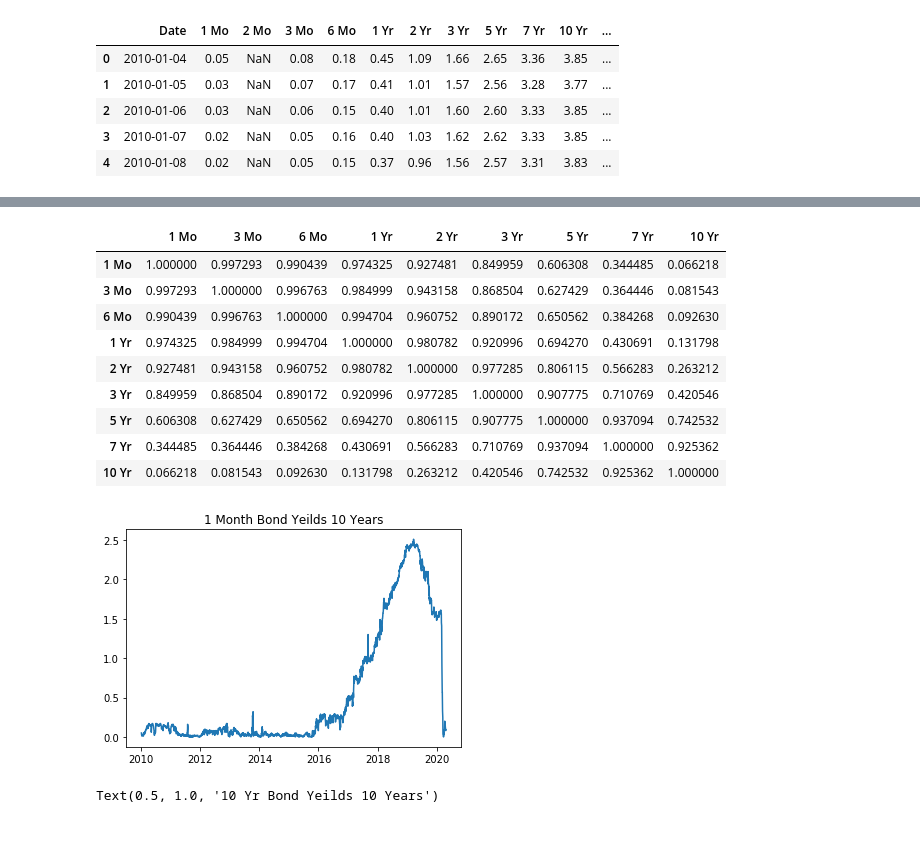
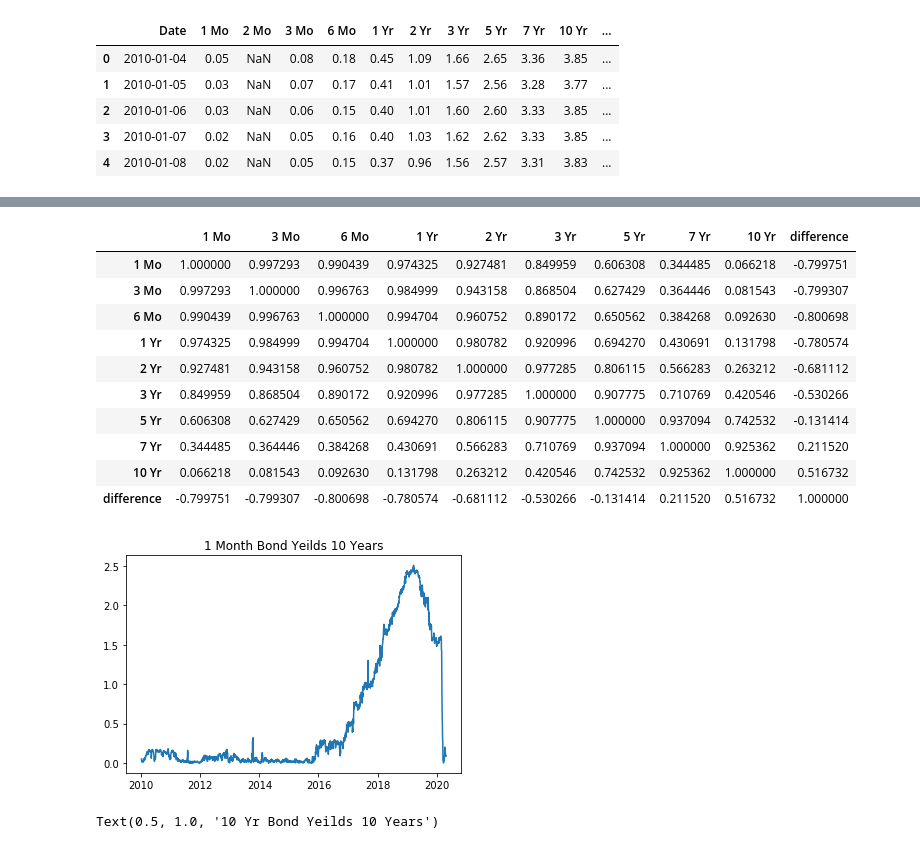
Before and after one commit to akframe123/bigdataproject, a Jupyter notebook: project.ipynb, the cells around one changed output, grey strips where cells are left out. Saved outputs shown, nothing was run; the diff lists cells and outputs as text; code cells hidden in the pictures.

Commit message:
difference added

```diff
--- a/project.ipynb
+++ b/project.ipynb
@@ -127,3 +188,5 @@ yeild_16 = pd.read_csv('yeild_2016.csv',header='infer')
 # %%
 yeild_17 = pd.read_csv('yeild_2017.csv',header='infer')
-# yeild_17.head()
+yeild_17["Date"] = pd.to_datetime(yeild_17["Date"])
+yeild_17["difference"] = yeild_17["10 Yr"] - yeild_17["1 Yr"]
+yeild_17.head()
@@ -130,3 +200,5 @@ yeild_17 = pd.read_csv('yeild_2017.csv',header='infer')
 # %%
 yeild_18 = pd.read_csv('yeild_2018.csv',header='infer')
-# yeild_18.head()
+yeild_18["Date"] = pd.to_datetime(yeild_18["Date"])
+yeild_18["difference"] = yeild_18["10 Yr"] - yeild_18["1 Yr"]
+yeild_18.head()
@@ -133,3 +212,5 @@ yeild_18 = pd.read_csv('yeild_2018.csv',header='infer')
 # %%
 yeild_19 = pd.read_csv('yeild_2019.csv',header='infer')
-# yeild_19.head()
+yeild_19["Date"] = pd.to_datetime(yeild_19["Date"])
+yeild_19["difference"] = yeild_19["10 Yr"] - yeild_19["1 Yr"]
+yeild_19.head()
@@ -136,5 +224,7 @@ yeild_19 = pd.read_csv('yeild_2019.csv',header='infer')
 # %%
 yeild_20 = pd.read_csv('yeild_2020.csv',header='infer')
+yeild_20["Date"] = pd.to_datetime(yeild_20["Date"])
+yeild_20["difference"] = yeild_20["10 Yr"] - yeild_20["1 Yr"]
 yeild_20.head()
 # %% [output]
 |  | Date | 1 Mo | 2 Mo | 3 Mo | 6 Mo | 1 Yr | 2 Yr | 3 Yr | 5 Yr | 7 Yr | 10 Yr | ... |
@@ -167,22 +247,23 @@ yeilds_concat.head()
 # %%
 yeild_date = pd.to_datetime(np.array(yeilds_concat["Date"]))
-yeild_plot = yeilds_concat[["1 Mo", "3 Mo", "6 Mo", "1 Yr", "2 Yr","3 Yr", "5 Yr", "7 Yr","10 Yr"]]
+yeild_plot = yeilds_concat[["1 Mo", "3 Mo", "6 Mo", "1 Yr", "2 Yr","3 Yr", "5 Yr", "7 Yr","10 Yr","difference"]]
 yeild_plot.index = yeild_date
 
 plt.plot(yeild_plot["1 Mo"])
 plt.title("1 Month Bond Yeilds 10 Years")
 yeild_plot.corr()
 # %% [output]
-|  | 1 Mo | 3 Mo | 6 Mo | 1 Yr | 2 Yr | 3 Yr | 5 Yr | 7 Yr | 10 Yr |
-| 1 Mo | 1.000000 | 0.997293 | 0.990439 | 0.974325 | 0.927481 | 0.849959 | 0.606308 | 0.344485 | 0.066218 |
-| 3 Mo | 0.997293 | 1.000000 | 0.996763 | 0.984999 | 0.943158 | 0.868504 | 0.627429 | 0.364446 | 0.081543 |
-| 6 Mo | 0.990439 | 0.996763 | 1.000000 | 0.994704 | 0.960752 | 0.890172 | 0.650562 | 0.384268 | 0.092630 |
-| 1 Yr | 0.974325 | 0.984999 | 0.994704 | 1.000000 | 0.980782 | 0.920996 | 0.694270 | 0.430691 | 0.131798 |
-| 2 Yr | 0.927481 | 0.943158 | 0.960752 | 0.980782 | 1.000000 | 0.977285 | 0.806115 | 0.566283 | 0.263212 |
-| 3 Yr | 0.849959 | 0.868504 | 0.890172 | 0.920996 | 0.977285 | 1.000000 | 0.907775 | 0.710769 | 0.420546 |
-| 5 Yr | 0.606308 | 0.627429 | 0.650562 | 0.694270 | 0.806115 | 0.907775 | 1.000000 | 0.937094 | 0.742532 |
-| 7 Yr | 0.344485 | 0.364446 | 0.384268 | 0.430691 | 0.566283 | 0.710769 | 0.937094 | 1.000000 | 0.925362 |
-| 10 Yr | 0.066218 | 0.081543 | 0.092630 | 0.131798 | 0.263212 | 0.420546 | 0.742532 | 0.925362 | 1.000000 |
+|  | 1 Mo | 3 Mo | 6 Mo | 1 Yr | 2 Yr | 3 Yr | 5 Yr | 7 Yr | 10 Yr | difference |
+| 1 Mo | 1.000000 | 0.997293 | 0.990439 | 0.974325 | 0.927481 | 0.849959 | 0.606308 | 0.344485 | 0.066218 | -0.799751 |
+| 3 Mo | 0.997293 | 1.000000 | 0.996763 | 0.984999 | 0.943158 | 0.868504 | 0.627429 | 0.364446 | 0.081543 | -0.799307 |
+| 6 Mo | 0.990439 | 0.996763 | 1.000000 | 0.994704 | 0.960752 | 0.890172 | 0.650562 | 0.384268 | 0.092630 | -0.800698 |
+| 1 Yr | 0.974325 | 0.984999 | 0.994704 | 1.000000 | 0.980782 | 0.920996 | 0.694270 | 0.430691 | 0.131798 | -0.780574 |
+| 2 Yr | 0.927481 | 0.943158 | 0.960752 | 0.980782 | 1.000000 | 0.977285 | 0.806115 | 0.566283 | 0.263212 | -0.681112 |
+| 3 Yr | 0.849959 | 0.868504 | 0.890172 | 0.920996 | 0.977285 | 1.000000 | 0.907775 | 0.710769 | 0.420546 | -0.530266 |
+| 5 Yr | 0.606308 | 0.627429 | 0.650562 | 0.694270 | 0.806115 | 0.907775 | 1.000000 | 0.937094 | 0.742532 | -0.131414 |
+| 7 Yr | 0.344485 | 0.364446 | 0.384268 | 0.430691 | 0.566283 | 0.710769 | 0.937094 | 1.000000 | 0.925362 | 0.211520 |
+| 10 Yr | 0.066218 | 0.081543 | 0.092630 | 0.131798 | 0.263212 | 0.420546 | 0.742532 | 0.925362 | 1.000000 | 0.516732 |
+| difference | -0.799751 | -0.799307 | -0.800698 | -0.780574 | -0.681112 | -0.530266 | -0.131414 | 0.211520 | 0.516732 | 1.000000 |
 [figure]
 # %%
 fig, axs = plt.subplots(3, 3,figsize=(15,10))
```
Also changed, not shown: parts of 14 cells of this notebook.
